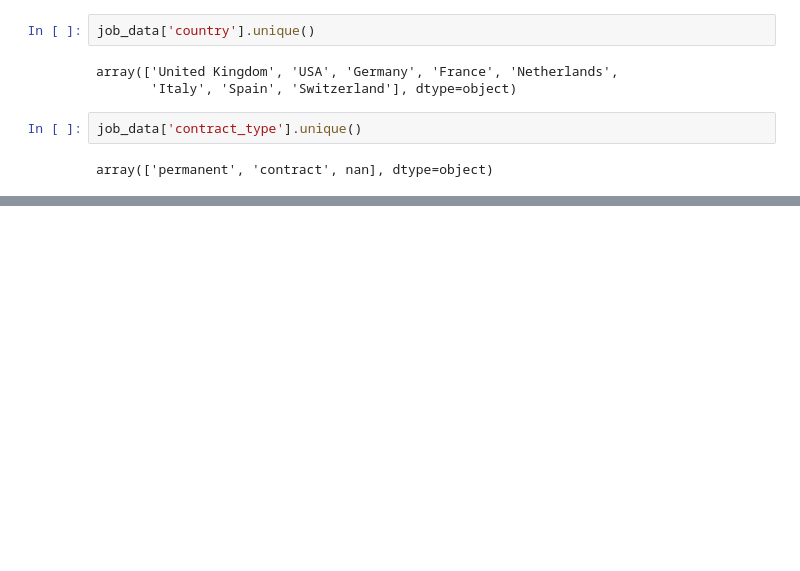
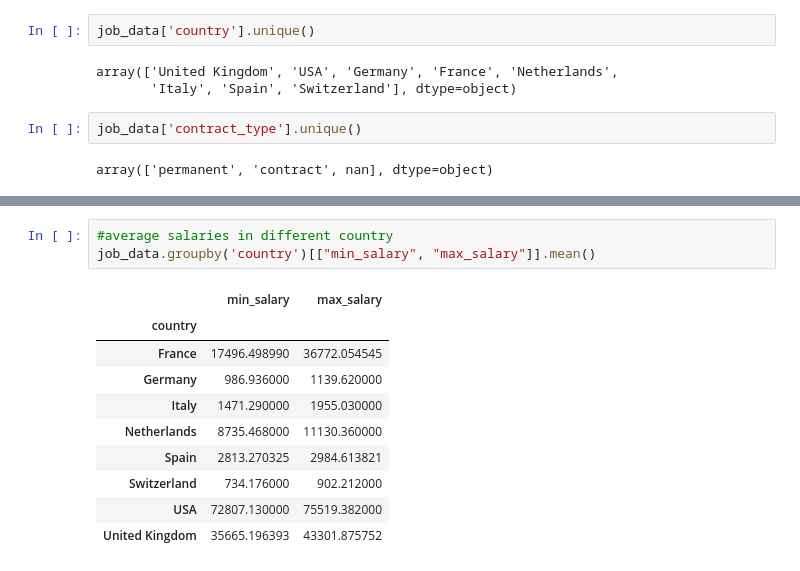
Before and after one commit to Archana-sth/JOB_MARKET_TREND_2025, a Jupyter notebook: notebook/data_cleaning.ipynb, the cells around one changed output, grey strips where cells are left out. Cells and saved outputs as stored; diff of their text form; blank space fills up the shorter version.

```diff
--- a/notebook/data_cleaning.ipynb
+++ b/notebook/data_cleaning.ipynb
@@ -238,0 +278,14 @@ array(['permanent', 'contract', nan], dtype=object)
+# %%
+#average salaries in different country
+job_data.groupby('country')[["min_salary", "max_salary"]].mean()
+# %% [output]
+|  | min_salary | max_salary |
+| country |  |  |
+| France | 17496.498990 | 36772.054545 |
+| Germany | 986.936000 | 1139.620000 |
+| Italy | 1471.290000 | 1955.030000 |
+| Netherlands | 8735.468000 | 11130.360000 |
+| Spain | 2813.270325 | 2984.613821 |
+| Switzerland | 734.176000 | 902.212000 |
+| USA | 72807.130000 | 75519.382000 |
+| United Kingdom | 35665.196393 | 43301.875752 |
```
Also changed, not shown: parts of 4 cells of this notebook.
